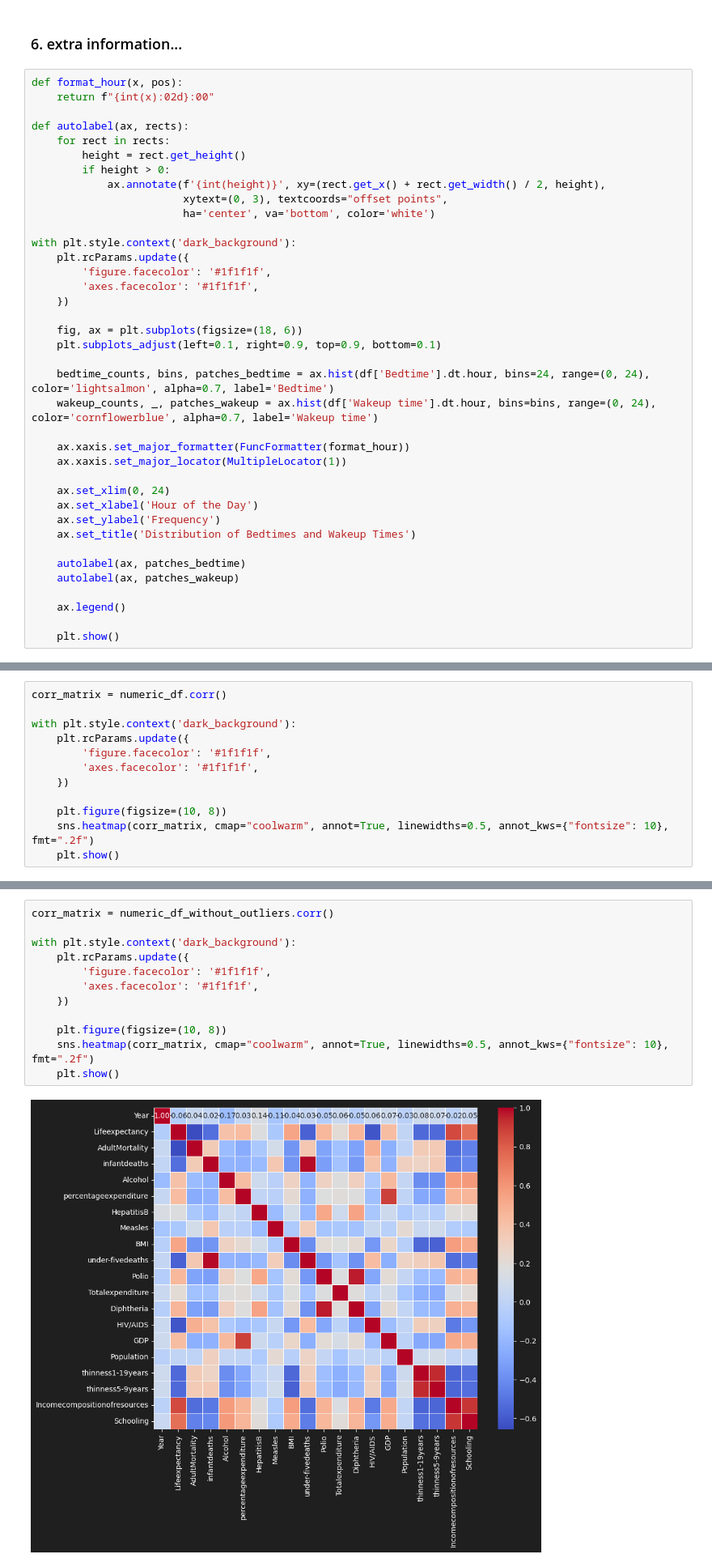
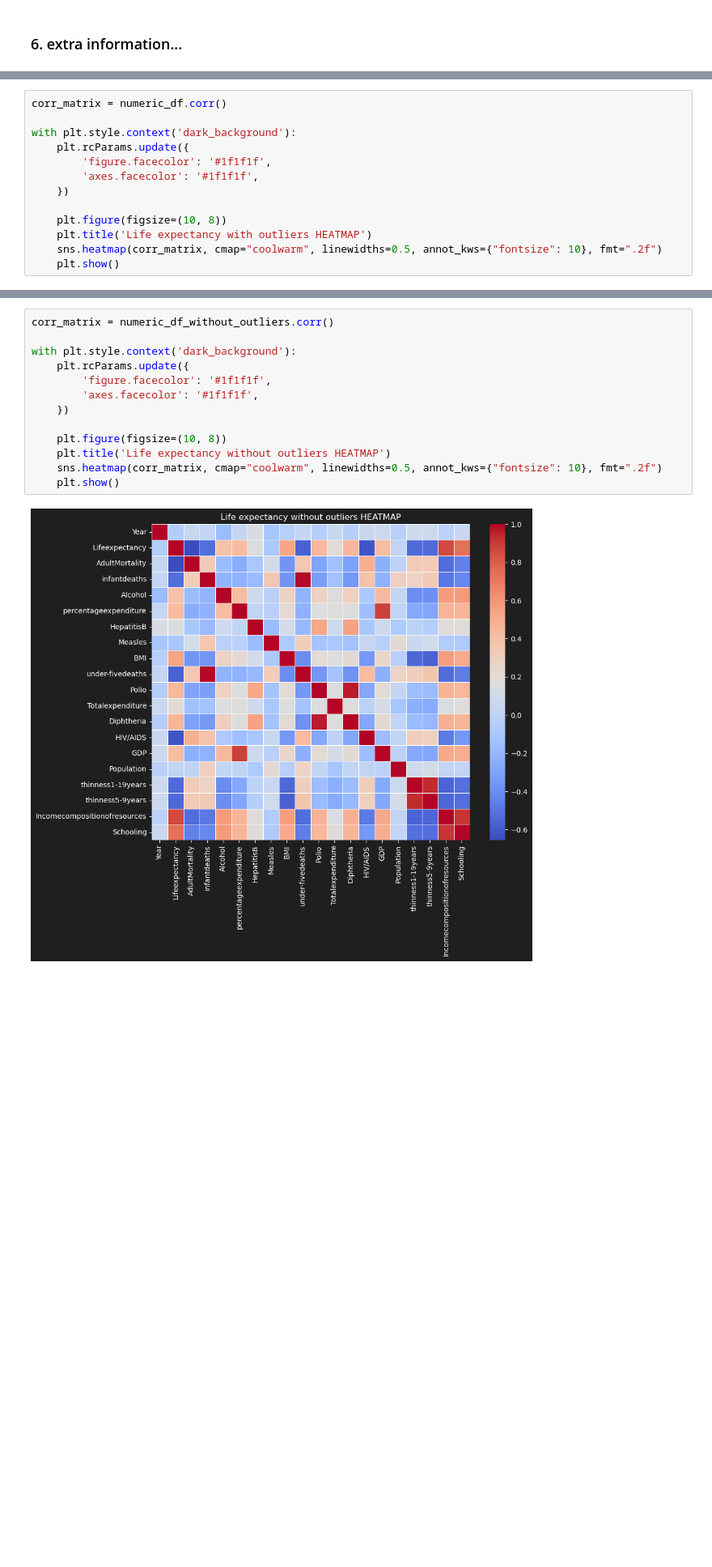
Before and after one commit to amitedenzon/life-expectancy, a Jupyter notebook: research.ipynb, the cells around one changed output, grey strips where cells are left out. Shown at 81% size. Drawn from its saved outputs; the diff is of its cells as text; blank space fills up the shorter version.

```diff
--- a/research.ipynb
+++ b/research.ipynb
@@ -215,40 +227,2 @@ WilcoxonResult(statistic=19110.0, pvalue=1.4842049261152668e-16)
 # %% [markdown]
 ### 6. extra information...
-# %%
-def format_hour(x, pos):
-    return f"{int(x):02d}:00"
-
-def autolabel(ax, rects):
-    for rect in rects:
-        height = rect.get_height()
-        if height > 0:
-            ax.annotate(f'{int(height)}', xy=(rect.get_x() + rect.get_width() / 2, height),
-                        xytext=(0, 3), textcoords="offset points",
-                        ha='center', va='bottom', color='white')
-
-with plt.style.context('dark_background'):
-    plt.rcParams.update({
-        'figure.facecolor': '#1f1f1f',
-        'axes.facecolor': '#1f1f1f',
-    })
-
-    fig, ax = plt.subplots(figsize=(18, 6))
-    plt.subplots_adjust(left=0.1, right=0.9, top=0.9, bottom=0.1)
-
-    bedtime_counts, bins, patches_bedtime = ax.hist(df['Bedtime'].dt.hour, bins=24, range=(0, 24), color='lightsalmon', alpha=0.7, label='Bedtime')
-    wakeup_counts, _, patches_wakeup = ax.hist(df['Wakeup time'].dt.hour, bins=bins, range=(0, 24), color='cornflowerblue', alpha=0.7, label='Wakeup time')
-
-    ax.xaxis.set_major_formatter(FuncFormatter(format_hour))
-    ax.xaxis.set_major_locator(MultipleLocator(1))
-
-    ax.set_xlim(0, 24)
-    ax.set_xlabel('Hour of the Day')
-    ax.set_ylabel('Frequency')
-    ax.set_title('Distribution of Bedtimes and Wakeup Times')
-
-    autolabel(ax, patches_bedtime)
-    autolabel(ax, patches_wakeup)
-
-    ax.legend()
-
-    plt.show()
@@ -264,6 +236,7 @@ with plt.style.context('dark_background'):
     })
 
     plt.figure(figsize=(10, 8))
-    sns.heatmap(corr_matrix, cmap="coolwarm", annot=True, linewidths=0.5, annot_kws={"fontsize": 10}, fmt=".2f")
+    plt.title('Life expectancy with outliers HEATMAP')
+    sns.heatmap(corr_matrix, cmap="coolwarm", linewidths=0.5, annot_kws={"fontsize": 10}, fmt=".2f")
     plt.show()
 # %% [output]
@@ -271,14 +244,15 @@ with plt.style.context('dark_background'):
 # %%
 corr_matrix = numeric_df_without_outliers.corr()
 
 with plt.style.context('dark_background'):
     plt.rcParams.update({
         'figure.facecolor': '#1f1f1f',
         'axes.facecolor': '#1f1f1f',
     })
 
     plt.figure(figsize=(10, 8))
-    sns.heatmap(corr_matrix, cmap="coolwarm", annot=True, linewidths=0.5, annot_kws={"fontsize": 10}, fmt=".2f")
+    plt.title('Life expectancy without outliers HEATMAP')
+    sns.heatmap(corr_matrix, cmap="coolwarm", linewidths=0.5, annot_kws={"fontsize": 10}, fmt=".2f")
     plt.show()
 # %% [output]
-[figure, old version]
+[figure, new version]
```
Also changed, not shown: parts of 10 cells of this notebook.
